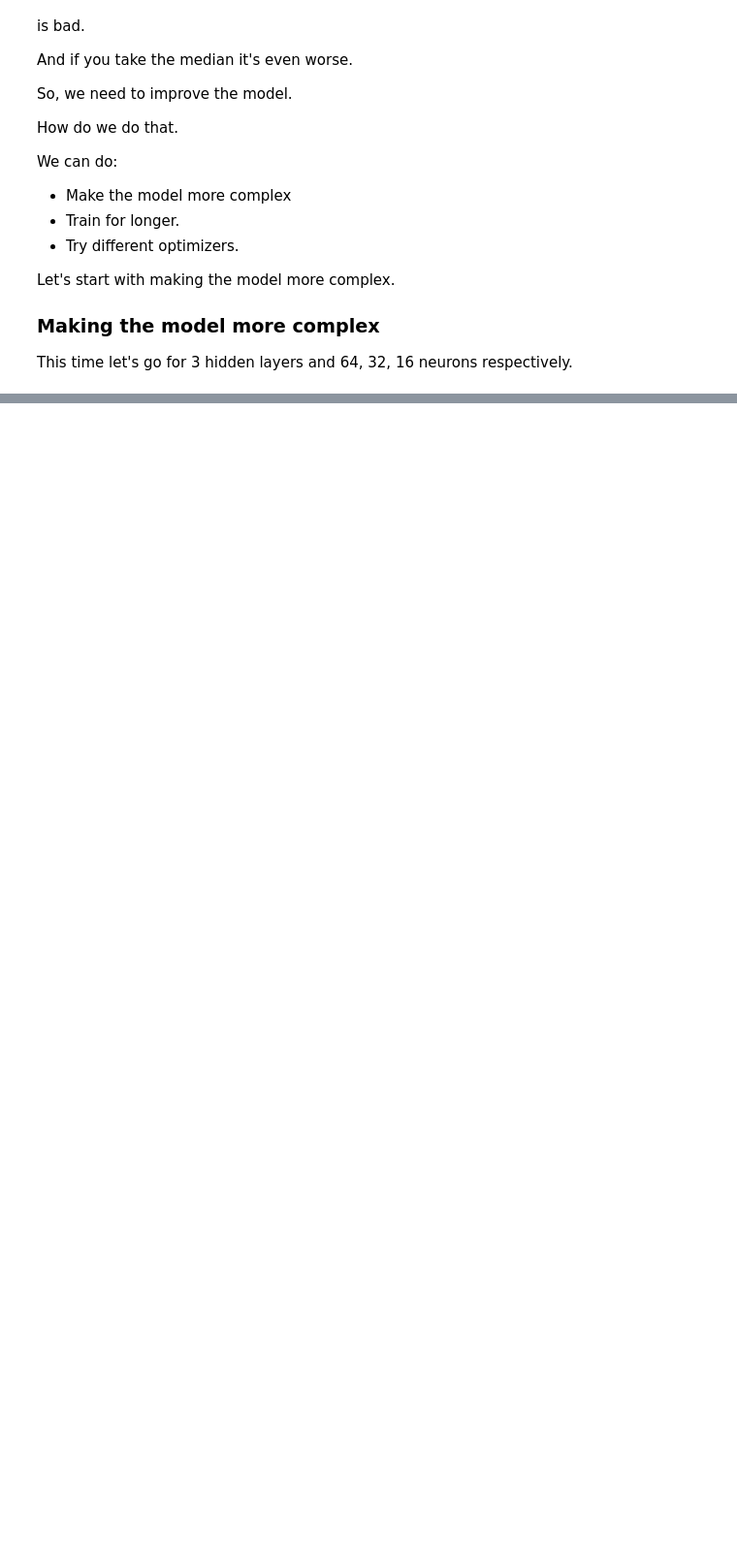
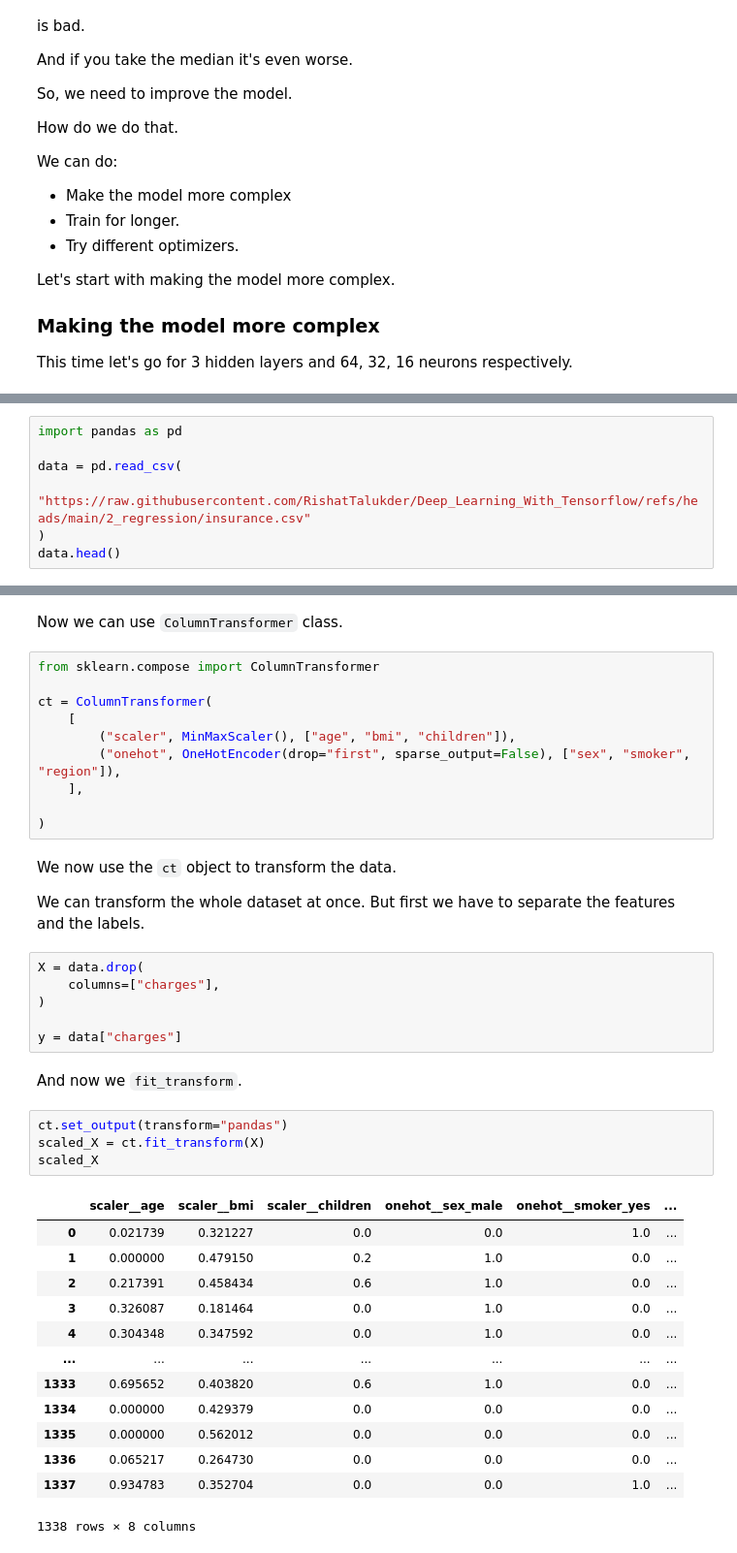
Before and after one commit to RishatTalukder/Deep_Learning_With_Tensorflow, a Jupyter notebook: 2_regression/2_regression_project.ipynb, the cells around one changed output, grey strips where cells are left out. Shown at 97% size. Cells and saved outputs as stored; diff of their text form; blank space fills up the shorter version.

```diff
--- a/2_regression/2_regression_project.ipynb
+++ b/2_regression/2_regression_project.ipynb
@@ -418,0 +651,7 @@ model2.fit(
+# %%
+import pandas as pd
+
+data = pd.read_csv(
+    "https://raw.githubusercontent.com/RishatTalukder/Deep_Learning_With_Tensorflow/refs/heads/main/2_regression/insurance.csv"
+)
+data.head()
@@ -418,0 +665,42 @@ model2.fit(
+# %% [markdown]
+Now we can use `ColumnTransformer` class.
+# %%
+from sklearn.compose import ColumnTransformer
+
+ct = ColumnTransformer(
+    [
+        ("scaler", MinMaxScaler(), ["age", "bmi", "children"]),
+        ("onehot", OneHotEncoder(drop="first", sparse_output=False), ["sex", "smoker", "region"]),
+    ],
+
+)
+# %% [markdown]
+We now use the `ct` object to transform the data.
+
+We can transform the whole dataset at once. But first we have to separate the features and the labels.
+# %%
+X = data.drop(
+    columns=["charges"],
+)
+
+y = data["charges"]
+# %% [markdown]
+And now we `fit_transform`.
+# %%
+ct.set_output(transform="pandas")
+scaled_X = ct.fit_transform(X)
+scaled_X
+# %% [output]
+|  | scaler__age | scaler__bmi | scaler__children | onehot__sex_male | onehot__smoker_yes | ... |
+| 0 | 0.021739 | 0.321227 | 0.0 | 0.0 | 1.0 | ... |
+| 1 | 0.000000 | 0.479150 | 0.2 | 1.0 | 0.0 | ... |
+| 2 | 0.217391 | 0.458434 | 0.6 | 1.0 | 0.0 | ... |
+| 3 | 0.326087 | 0.181464 | 0.0 | 1.0 | 0.0 | ... |
+| 4 | 0.304348 | 0.347592 | 0.0 | 1.0 | 0.0 | ... |
+| ... | ... | ... | ... | ... | ... | ... |
+| 1333 | 0.695652 | 0.403820 | 0.6 | 1.0 | 0.0 | ... |
+| 1334 | 0.000000 | 0.429379 | 0.0 | 0.0 | 0.0 | ... |
+| 1335 | 0.000000 | 0.562012 | 0.0 | 0.0 | 0.0 | ... |
+| 1336 | 0.065217 | 0.264730 | 0.0 | 0.0 | 0.0 | ... |
+| 1337 | 0.934783 | 0.352704 | 0.0 | 0.0 | 1.0 | ... |
+1338 rows × 8 columns
```
Also changed, not shown: parts of 30 cells of this notebook.
